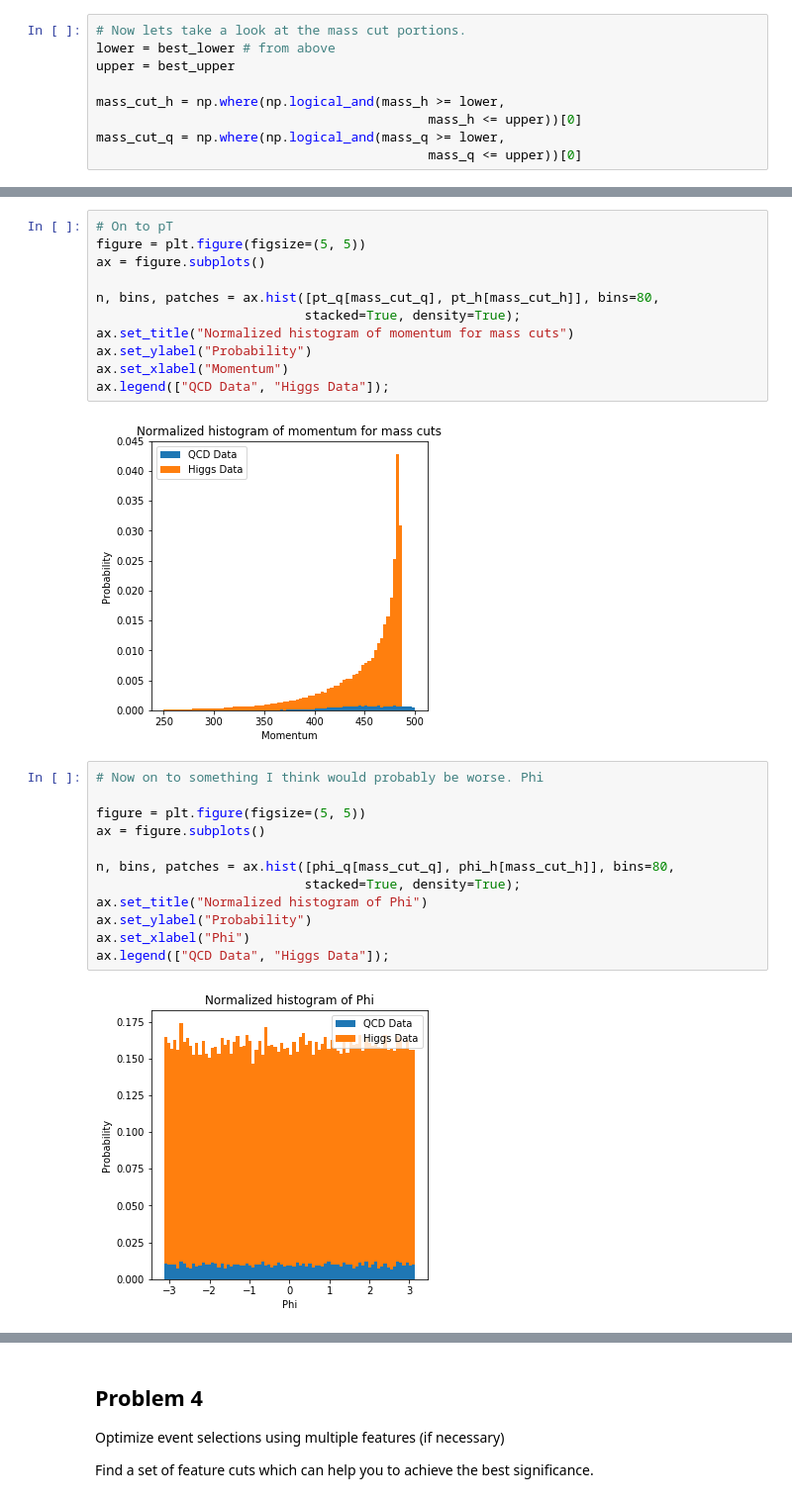
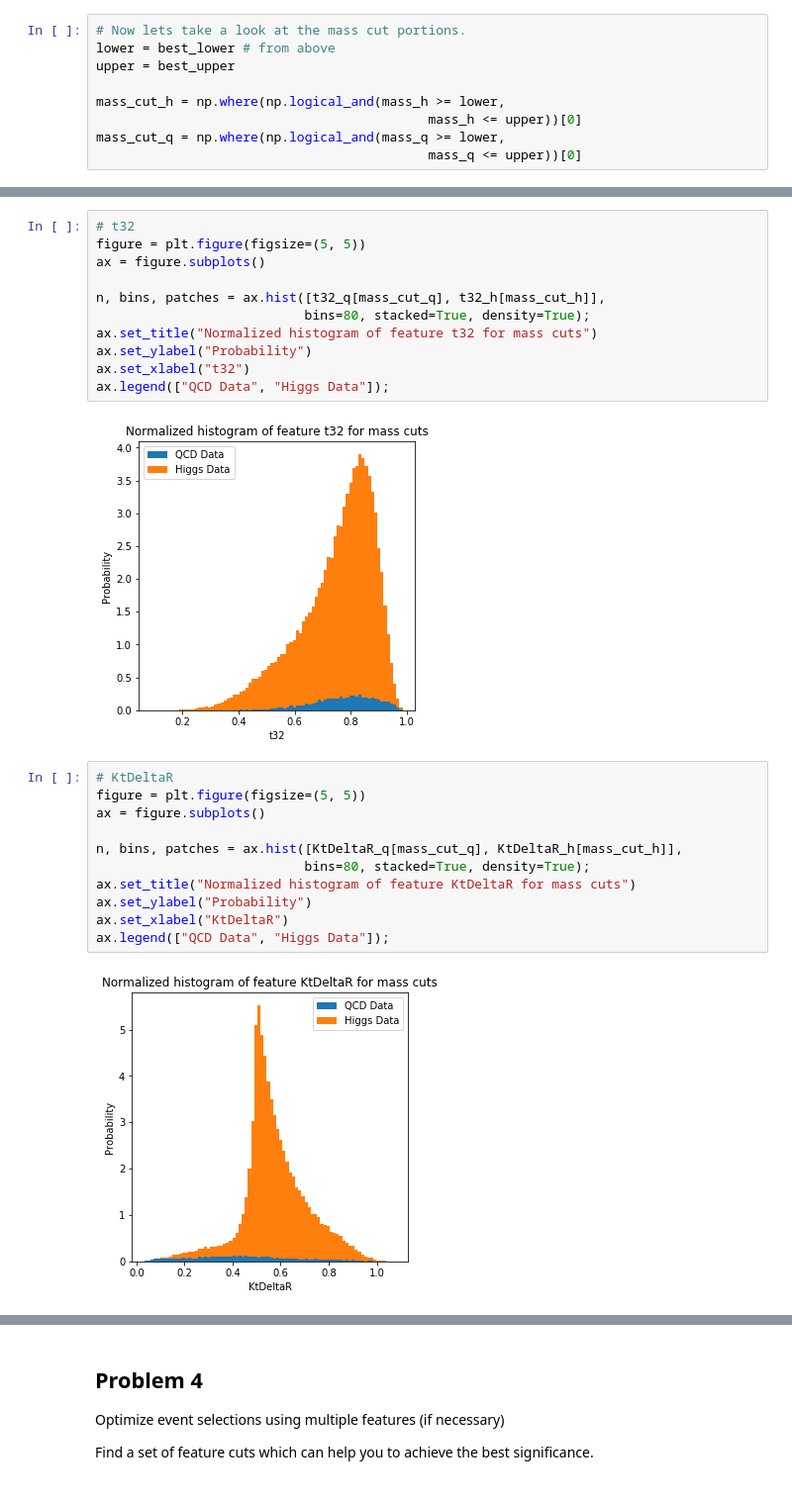
Before and after one commit to AdamK42/physics-434, a Jupyter notebook: lab7/lab7_8.ipynb, the cells around one changed output, grey strips where cells are left out. Shown at 99% size. Cells and saved outputs as stored; diff of their text form.

```diff
--- a/lab7/lab7_8.ipynb
+++ b/lab7/lab7_8.ipynb
@@ -230,29 +486,28 @@ ax.legend(["QCD Data", "Higgs Data"]);
 # %% [output]
 [figure]
 # %%
-# On to pT
+# t32
 figure = plt.figure(figsize=(5, 5))
 ax = figure.subplots()
 
-n, bins, patches = ax.hist([pt_q[mass_cut_q], pt_h[mass_cut_h]], bins=80,
-                           stacked=True, density=True);
-ax.set_title("Normalized histogram of momentum for mass cuts")
+n, bins, patches = ax.hist([t32_q[mass_cut_q], t32_h[mass_cut_h]],
+                           bins=80, stacked=True, density=True);
+ax.set_title("Normalized histogram of feature t32 for mass cuts")
 ax.set_ylabel("Probability")
-ax.set_xlabel("Momentum")
+ax.set_xlabel("t32")
 ax.legend(["QCD Data", "Higgs Data"]);
 # %% [output]
-[figure, old version]
+[figure, new version]
 # %%
-# Now on to something I think would probably be worse. Phi
-
+# KtDeltaR
 figure = plt.figure(figsize=(5, 5))
 ax = figure.subplots()
 
-n, bins, patches = ax.hist([phi_q[mass_cut_q], phi_h[mass_cut_h]], bins=80,
-                           stacked=True, density=True);
-ax.set_title("Normalized histogram of Phi")
+n, bins, patches = ax.hist([KtDeltaR_q[mass_cut_q], KtDeltaR_h[mass_cut_h]],
+                           bins=80, stacked=True, density=True);
+ax.set_title("Normalized histogram of feature KtDeltaR for mass cuts")
 ax.set_ylabel("Probability")
-ax.set_xlabel("Phi")
+ax.set_xlabel("KtDeltaR")
 ax.legend(["QCD Data", "Higgs Data"]);
 # %% [output]
-[figure, old version]
+[figure, new version]
```
Also changed, not shown: parts of 57 cells of this notebook.
